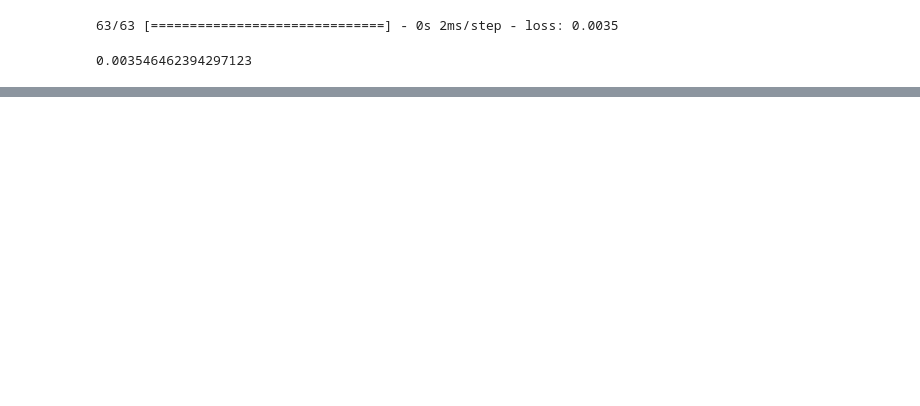
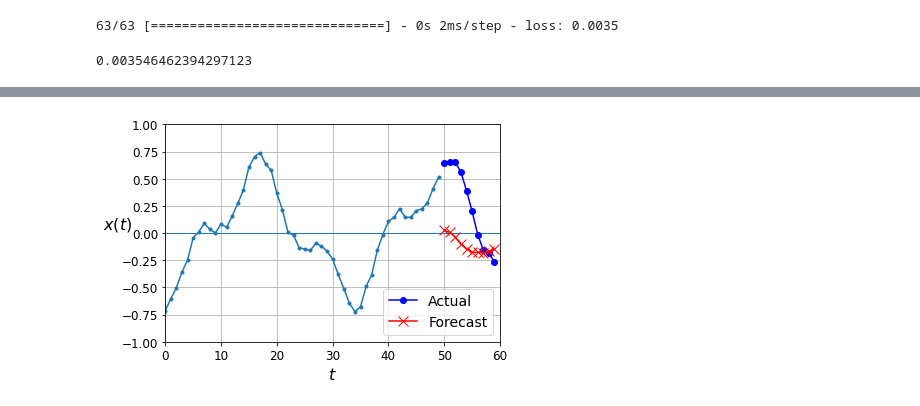
Before and after one commit to kebuhcah/experiments, a Jupyter notebook: ageron/15_processing_sequences_using_rnns_and_cnns.ipynb, the cells around one changed output, grey strips where cells are left out. Cells and saved outputs as stored; diff of their text form; code cells hidden in the pictures; blank space fills up the shorter version.

Commit message:
run LSTM for time series. TODO: faster than RNN, but very bad performance

```diff
--- a/ageron/15_processing_sequences_using_rnns_and_cnns.ipynb
+++ b/ageron/15_processing_sequences_using_rnns_and_cnns.ipynb
@@ -202,0 +230,16 @@ model.evaluate(X_valid, y_valid)
+# %%
+np.random.seed(42)
+tf.random.set_seed(42)
+
+def last_time_step_mse(Y_true, Y_pred):
+    return keras.metrics.mean_squared_error(Y_true[:, -1], Y_pred[:, -1])
+
+model = keras.models.Sequential([
+    keras.layers.LSTM(20, return_sequences=True, input_shape=[None, 1]),
+    keras.layers.LSTM(20, return_sequences=True),
+    keras.layers.TimeDistributed(keras.layers.Dense(10))
+])
+
+model.compile(loss="mse", optimizer="adam", metrics=[last_time_step_mse])
+history = model.fit(X_train, Y_train, epochs=20,
+                    validation_data=(X_valid, Y_valid))
@@ -202,0 +278,6 @@ model.evaluate(X_valid, y_valid)
+# %%
+np.random.seed(43)
+
+series = generate_time_series(1, 50 + 10)
+X_new, Y_new = series[:, :50, :], series[:, 50:, :]
+Y_pred = model.predict(X_new)[:, -1][..., np.newaxis]
@@ -202,0 +288,15 @@ model.evaluate(X_valid, y_valid)
+# %%
+def plot_multiple_forecasts(X, Y, Y_pred):
+    n_steps = X.shape[1]
+    ahead = Y.shape[1]
+    plot_series(X[0, :, 0])
+    plt.plot(np.arange(n_steps, n_steps + ahead), Y[0, :, 0], "bo-", label="Actual")
+    plt.plot(np.arange(n_steps, n_steps + ahead), Y_pred[0, :, 0], "rx-", label="Forecast", markersize=10)
+    plt.axis([0, n_steps + ahead, -1, 1])
+    plt.legend(fontsize=14)
+
+
+plot_multiple_forecasts(X_new, Y_new, Y_pred)
+plt.show()
+# %% [output]
+[figure, added]
```
Also changed, not shown: parts of 7 cells of this notebook.
